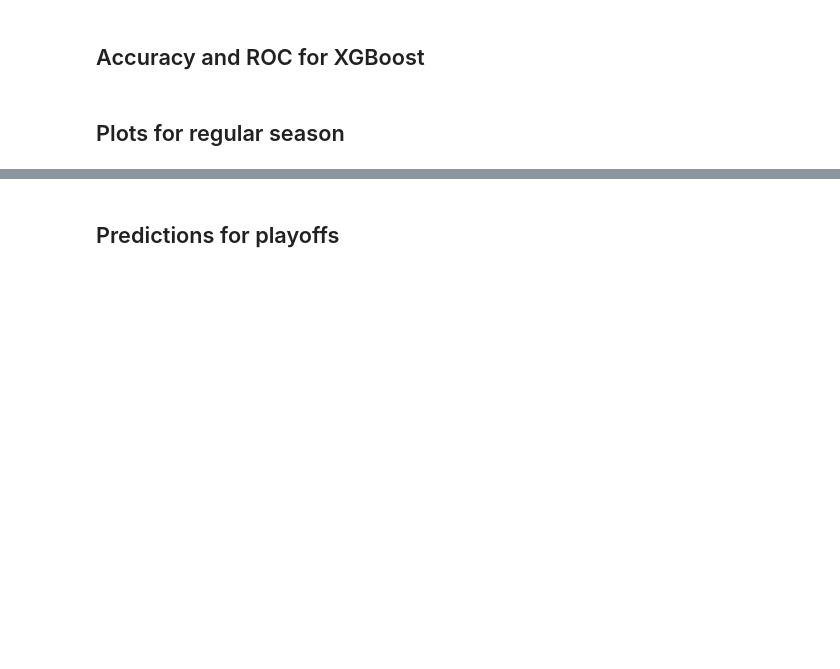
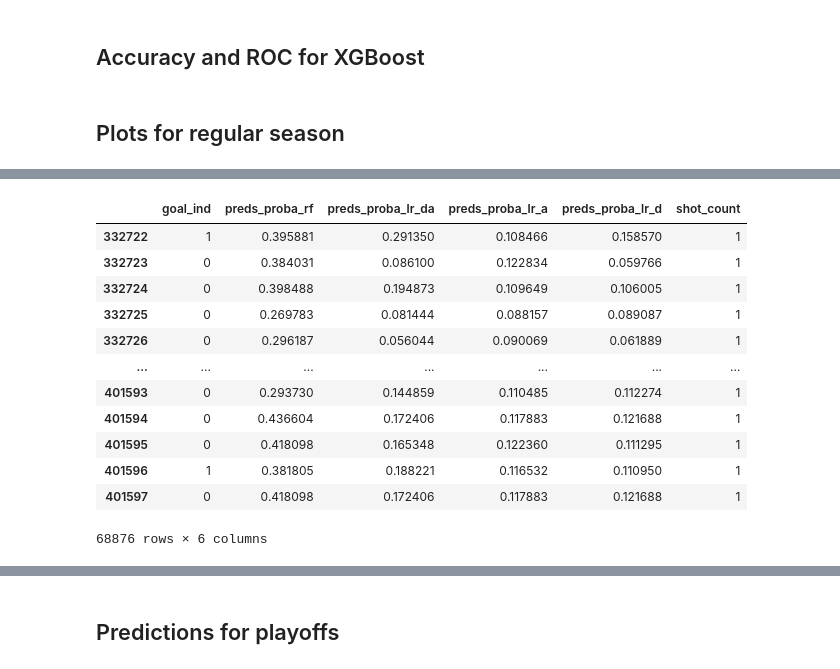
Before and after one commit to KrishnaManeeshaDendukuri/ift6758, a Jupyter notebook: ift6758-project-template-main/notebooks/Question_7_M2.ipynb, the cells around one changed output, grey strips where cells are left out. Cells and saved outputs as stored; diff of their text form; code cells hidden in the pictures; blank space fills up the shorter version.

```diff
--- a/ift6758-project-template-main/notebooks/Question_7_M2.ipynb
+++ b/ift6758-project-template-main/notebooks/Question_7_M2.ipynb
@@ -101 +139,12 @@ preds_lr_da = log3.predict(X_lr_DA)
 X has feature names, but LogisticRegression was fitted without feature names
+# %%
+# Random Forest
+preds_proba_rf = rf.predict_proba(X_rf)
+# XGBoost
+# preds_proba_xgb = xgb.predict_proba(X_xgb)
+# Logistic regression with Distance
+preds_proba_lr_d = log1.predict_proba(X_lr_D)
+# Logistic regression with Angle
+preds_proba_lr_a = log2.predict_proba(X_lr_A)
+# Logistic regression with Distance & Angle (Baseline)
+preds_proba_lr_da = log3.predict_proba(X_lr_DA)
@@ -124,0 +228,16 @@ report_xgb = classification_report(y, preds_xgb, output_dict=True)
+# %%
+df_prob
+# %% [output]
+|  | goal_ind | preds_proba_rf | preds_proba_lr_da | preds_proba_lr_a | preds_proba_lr_d | shot_count |
+| 332722 | 1 | 0.395881 | 0.291350 | 0.108466 | 0.158570 | 1 |
+| 332723 | 0 | 0.384031 | 0.086100 | 0.122834 | 0.059766 | 1 |
+| 332724 | 0 | 0.398488 | 0.194873 | 0.109649 | 0.106005 | 1 |
+| 332725 | 0 | 0.269783 | 0.081444 | 0.088157 | 0.089087 | 1 |
+| 332726 | 0 | 0.296187 | 0.056044 | 0.090069 | 0.061889 | 1 |
+| ... | ... | ... | ... | ... | ... | ... |
+| 401593 | 0 | 0.293730 | 0.144859 | 0.110485 | 0.112274 | 1 |
+| 401594 | 0 | 0.436604 | 0.172406 | 0.117883 | 0.121688 | 1 |
+| 401595 | 0 | 0.418098 | 0.165348 | 0.122360 | 0.111295 | 1 |
+| 401596 | 1 | 0.381805 | 0.188221 | 0.116532 | 0.110950 | 1 |
+| 401597 | 0 | 0.418098 | 0.172406 | 0.117883 | 0.121688 | 1 |
+68876 rows × 6 columns
```
Also changed, not shown: parts of 24 cells of this notebook.
